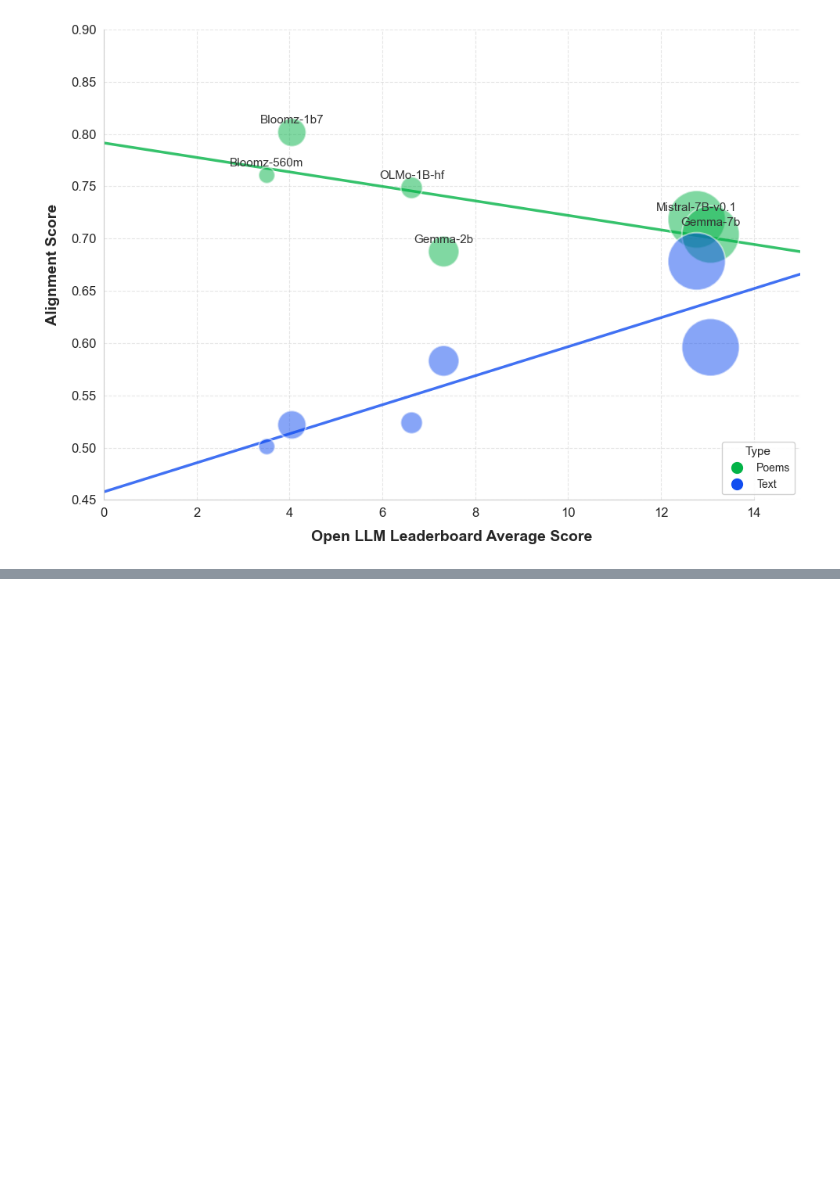
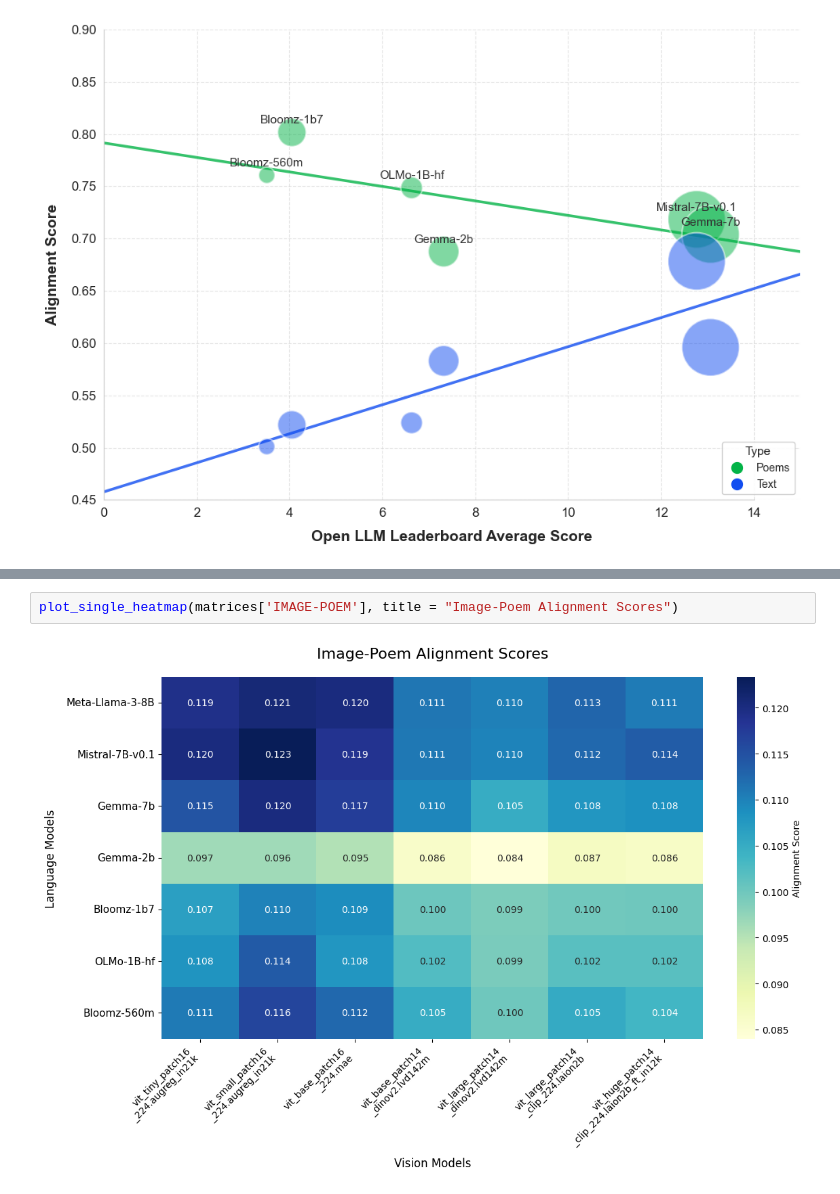
Before and after one commit to SjJ1017/EPFL25_FDH_Universal_Aesthetics, a Jupyter notebook: representations/plots/plots.ipynb, the cells around one changed output, grey strips where cells are left out. Saved outputs shown, nothing was run; the diff lists cells and outputs as text; blank space fills up the shorter version.

```diff
--- a/representations/plots/plots.ipynb
+++ b/representations/plots/plots.ipynb
@@ -46,0 +51,4 @@ plot_alignments(
+# %%
+plot_single_heatmap(matrices['IMAGE-POEM'], title = "Image-Poem Alignment Scores")
+# %% [output]
+[figure, added]
```
Also changed, not shown: parts of 2 cells of this notebook, 12 other files.
